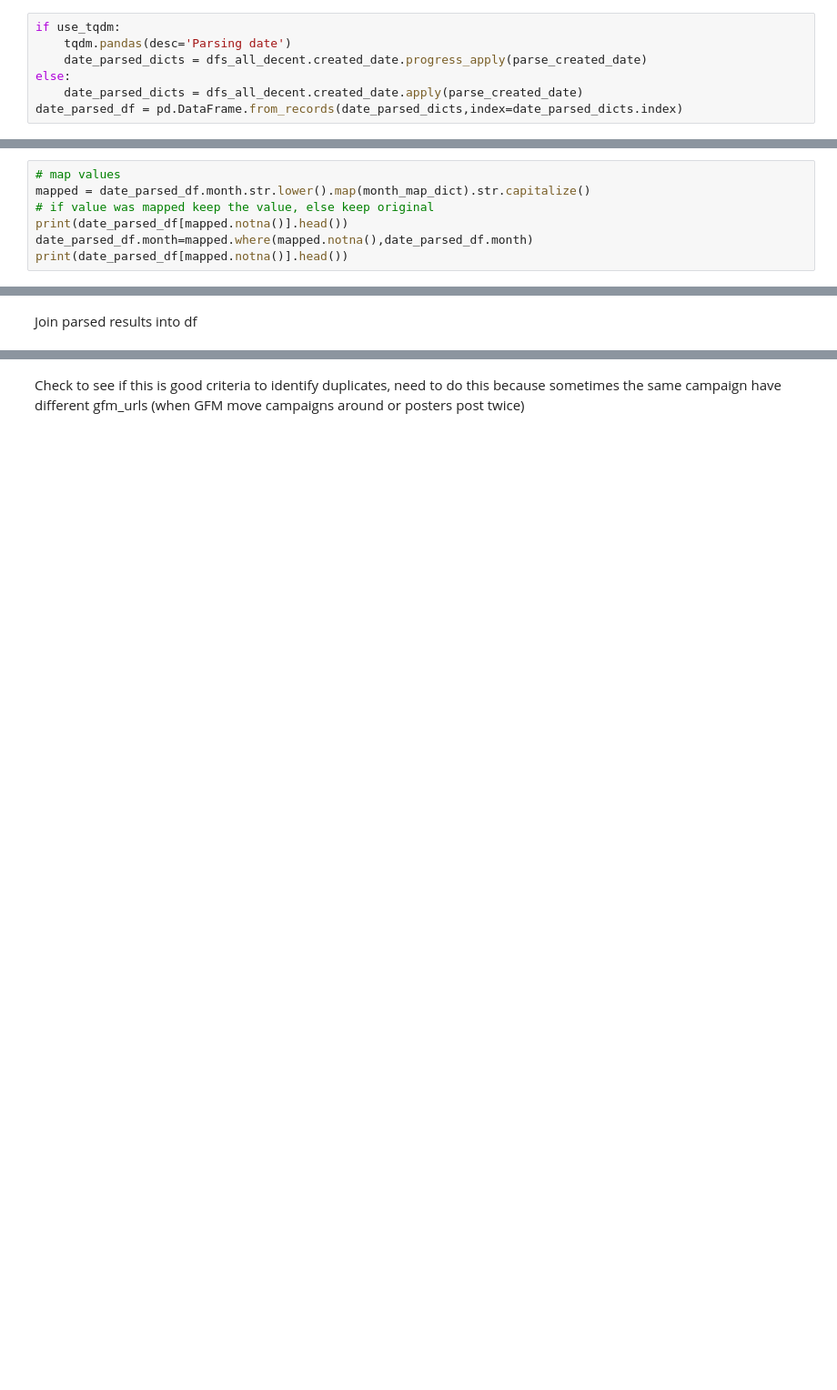
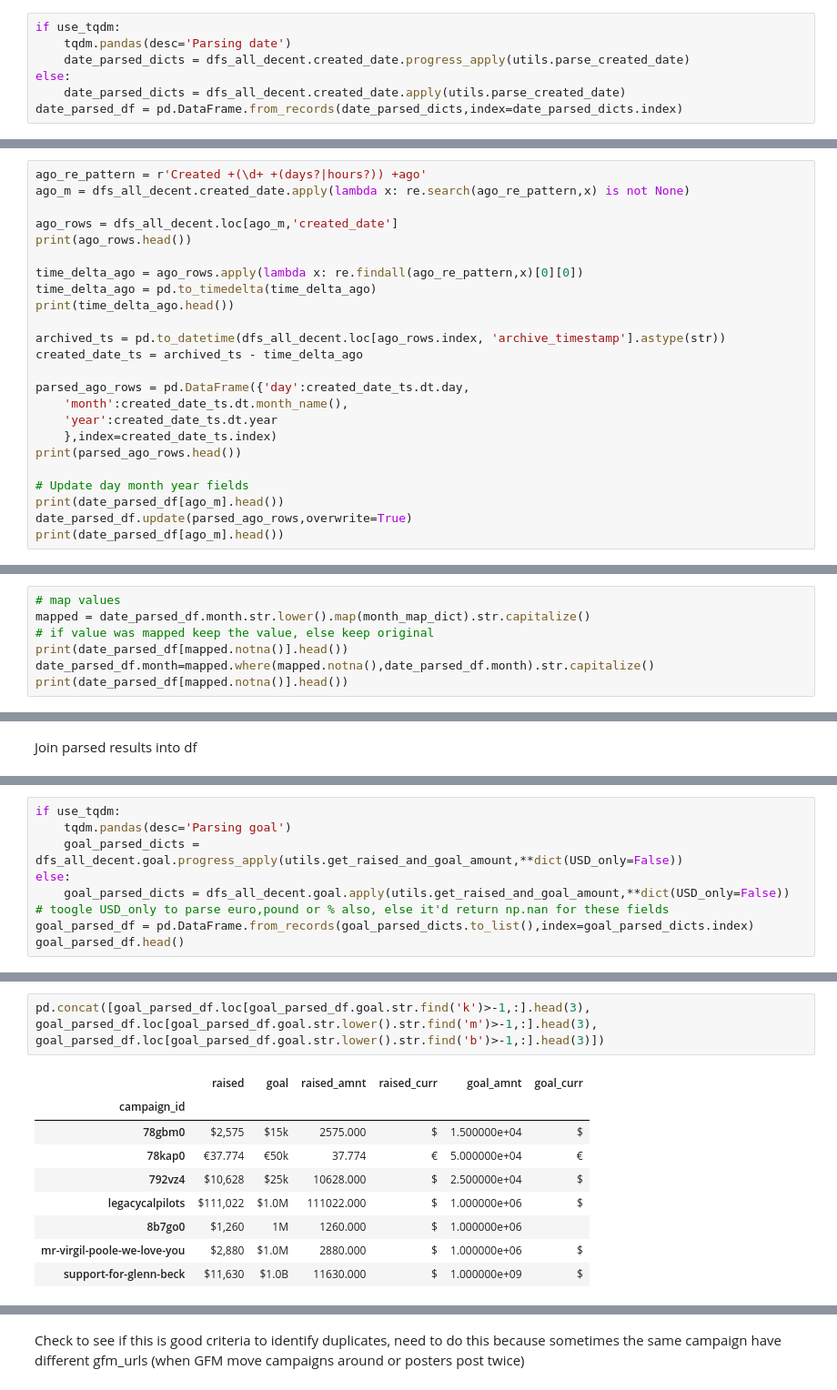
Before and after one commit to silverer/cancer-crowdfunding-explorer, a Jupyter notebook: notebooks/Make master tables.ipynb, the cells around one changed output, grey strips where cells are left out. Shown: that part at 91% size. Saved outputs shown, nothing was run; the diff lists cells and outputs as text; blank space fills up the shorter version.

```diff
--- a/notebooks/Make master tables.ipynb
+++ b/notebooks/Make master tables.ipynb
@@ -382,7 +330,7 @@ dfs_all_decent.drop(columns='_merge',inplace=True)
 # %%
 if use_tqdm:
     tqdm.pandas(desc='Parsing date')
-    date_parsed_dicts = dfs_all_decent.created_date.progress_apply(parse_created_date)
+    date_parsed_dicts = dfs_all_decent.created_date.progress_apply(utils.parse_created_date)
 else:
-    date_parsed_dicts = dfs_all_decent.created_date.apply(parse_created_date)
+    date_parsed_dicts = dfs_all_decent.created_date.apply(utils.parse_created_date)
 date_parsed_df = pd.DataFrame.from_records(date_parsed_dicts,index=date_parsed_dicts.index)
@@ -407,0 +357,24 @@ print(date_parsed_df[days_ago_m].head())
+# %%
+ago_re_pattern = r'Created +(\d+ +(days?|hours?)) +ago'
+ago_m = dfs_all_decent.created_date.apply(lambda x: re.search(ago_re_pattern,x) is not None)
+
+ago_rows = dfs_all_decent.loc[ago_m,'created_date']
+print(ago_rows.head())
+
+time_delta_ago = ago_rows.apply(lambda x: re.findall(ago_re_pattern,x)[0][0])
+time_delta_ago = pd.to_timedelta(time_delta_ago)
+print(time_delta_ago.head())
+
+archived_ts = pd.to_datetime(dfs_all_decent.loc[ago_rows.index, 'archive_timestamp'].astype(str))
+created_date_ts = archived_ts - time_delta_ago
+
+parsed_ago_rows = pd.DataFrame({'day':created_date_ts.dt.day,
+    'month':created_date_ts.dt.month_name(),
+    'year':created_date_ts.dt.year
+    },index=created_date_ts.index)
+print(parsed_ago_rows.head())
+
+# Update day month year fields
+print(date_parsed_df[ago_m].head())
+date_parsed_df.update(parsed_ago_rows,overwrite=True)
+print(date_parsed_df[ago_m].head())
@@ -422,5 +413,5 @@ month_map_dict = {'février':'february','octobre':'october','juli':'july','junho
 mapped = date_parsed_df.month.str.lower().map(month_map_dict).str.capitalize()
 # if value was mapped keep the value, else keep original
 print(date_parsed_df[mapped.notna()].head())
-date_parsed_df.month=mapped.where(mapped.notna(),date_parsed_df.month)
+date_parsed_df.month=mapped.where(mapped.notna(),date_parsed_df.month).str.capitalize()
 print(date_parsed_df[mapped.notna()].head())
@@ -434,0 +459,9 @@ dfs_all_decent.loc[:,['created_date','day','month','year']].head()
+# %%
+if use_tqdm:
+    tqdm.pandas(desc='Parsing goal')
+    goal_parsed_dicts = dfs_all_decent.goal.progress_apply(utils.get_raised_and_goal_amount,**dict(USD_only=False))
+else:
+    goal_parsed_dicts = dfs_all_decent.goal.apply(utils.get_raised_and_goal_amount,**dict(USD_only=False))
+# toogle USD_only to parse euro,pound or % also, else it'd return np.nan for these fields
+goal_parsed_df = pd.DataFrame.from_records(goal_parsed_dicts.to_list(),index=goal_parsed_dicts.index)
+goal_parsed_df.head()
@@ -434,0 +516,14 @@ dfs_all_decent.loc[:,['created_date','day','month','year']].head()
+# %%
+pd.concat([goal_parsed_df.loc[goal_parsed_df.goal.str.find('k')>-1,:].head(3),
+goal_parsed_df.loc[goal_parsed_df.goal.str.lower().str.find('m')>-1,:].head(3),
+goal_parsed_df.loc[goal_parsed_df.goal.str.lower().str.find('b')>-1,:].head(3)])
+# %% [output]
+|  | raised | goal | raised_amnt | raised_curr | goal_amnt | goal_curr |
+| campaign_id |  |  |  |  |  |  |
+| 78gbm0 | $2,575 | $15k | 2575.000 | $ | 1.500000e+04 | $ |
+| 78kap0 | €37.774 | €50k | 37.774 | € | 5.000000e+04 | € |
+| 792vz4 | $10,628 | $25k | 10628.000 | $ | 2.500000e+04 | $ |
+| legacycalpilots | $111,022 | $1.0M | 111022.000 | $ | 1.000000e+06 | $ |
+| 8b7go0 | $1,260 | 1M | 1260.000 | $ | 1.000000e+06 |  |
+| mr-virgil-poole-we-love-you | $2,880 | $1.0M | 2880.000 | $ | 1.000000e+06 | $ |
+| support-for-glenn-beck | $11,630 | $1.0B | 11630.000 | $ | 1.000000e+09 | $ |
```
Also changed, not shown: parts of 118 cells of this notebook, 6 other files.
